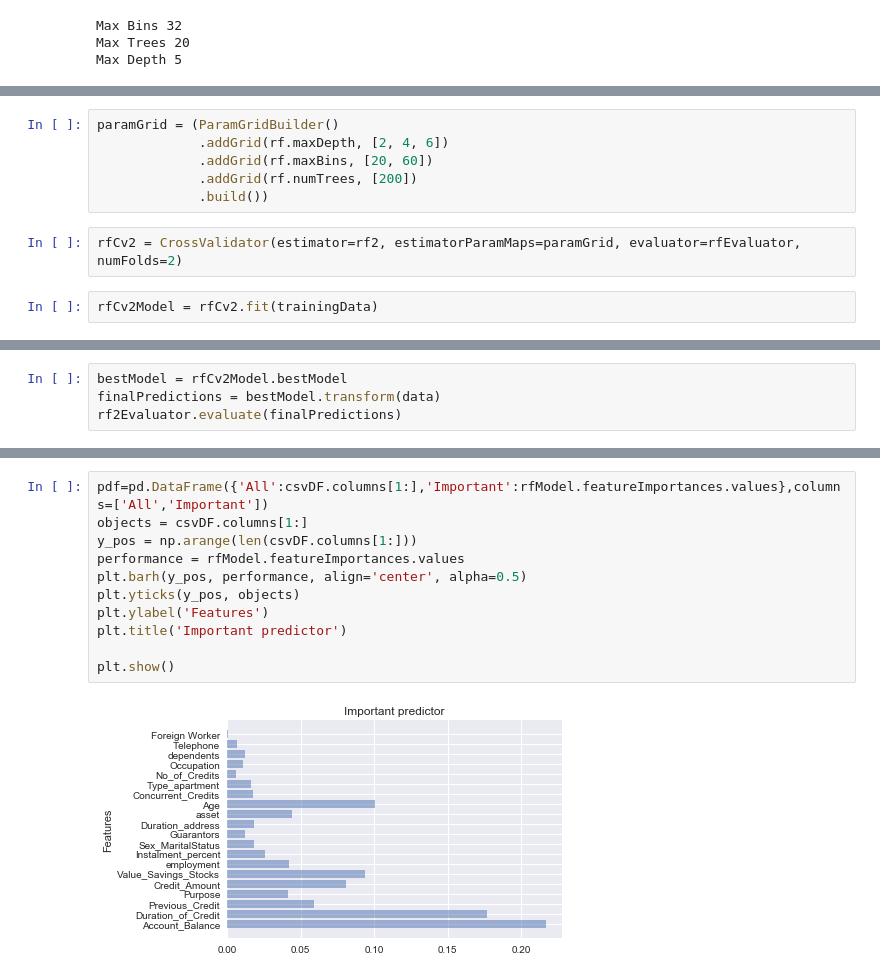
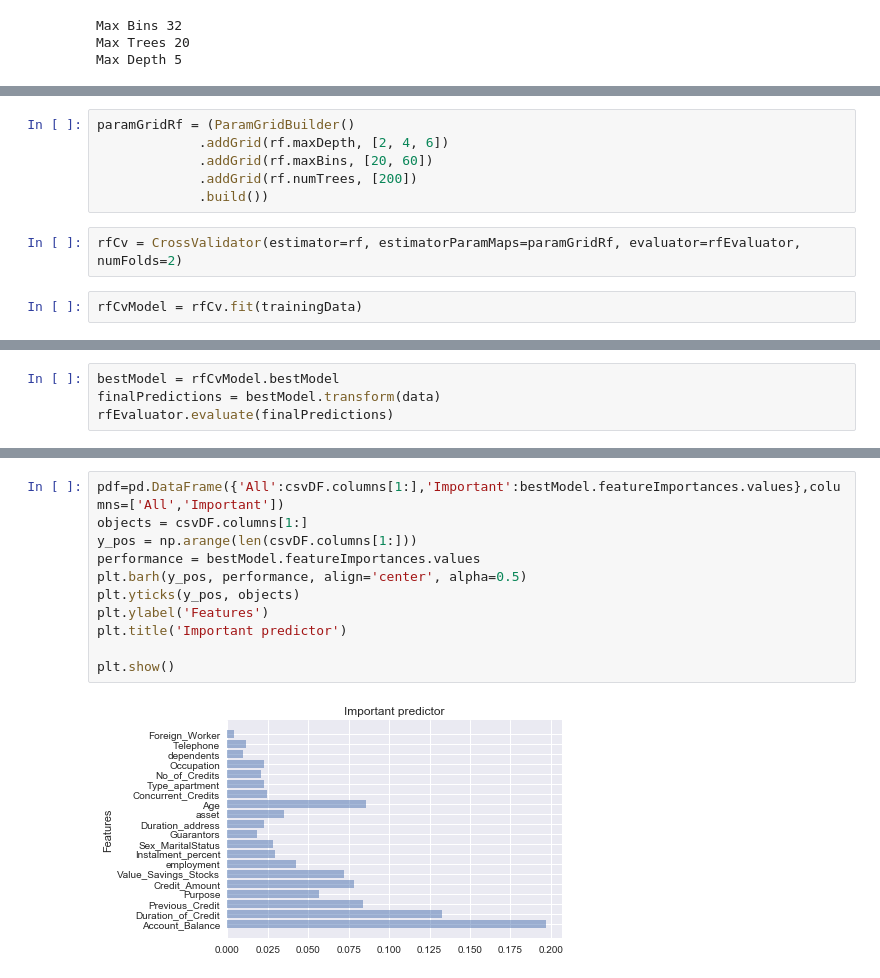
Before and after one commit to bigdata-i523/hid328, a Jupyter notebook: project/projectcode/project.ipynb, the cells around one changed output, grey strips where cells are left out. Cells and saved outputs as stored; diff of their text form.

```diff
--- a/project/projectcode/project.ipynb
+++ b/project/projectcode/project.ipynb
@@ -306,11 +365,11 @@ rf2 = RandomForestClassifier(labelCol="label", featuresCol="features")
 # %%
-paramGrid = (ParamGridBuilder()
+paramGridRf = (ParamGridBuilder()
              .addGrid(rf.maxDepth, [2, 4, 6])
              .addGrid(rf.maxBins, [20, 60])
              .addGrid(rf.numTrees, [200])
              .build())
 # %%
-rfCv2 = CrossValidator(estimator=rf2, estimatorParamMaps=paramGrid, evaluator=rfEvaluator, numFolds=2)
+rfCv = CrossValidator(estimator=rf, estimatorParamMaps=paramGridRf, evaluator=rfEvaluator, numFolds=2)
 # %%
-rfCv2Model = rfCv2.fit(trainingData)
+rfCvModel = rfCv.fit(trainingData)
 # %%
@@ -330,5 +389,5 @@ Max Trees 20
 # %%
-bestModel = rfCv2Model.bestModel
+bestModel = rfCvModel.bestModel
 finalPredictions = bestModel.transform(data)
-rf2Evaluator.evaluate(finalPredictions)
+rfEvaluator.evaluate(finalPredictions)
 # %% [output]
@@ -365,16 +424,16 @@ print(penalty)
 # %%
-pdf=pd.DataFrame({'All':csvDF.columns[1:],'Important':rfModel.featureImportances.values},columns=['All','Important'])
+pdf=pd.DataFrame({'All':csvDF.columns[1:],'Important':bestModel.featureImportances.values},columns=['All','Important'])
 objects = csvDF.columns[1:]
 y_pos = np.arange(len(csvDF.columns[1:]))
-performance = rfModel.featureImportances.values
+performance = bestModel.featureImportances.values
 plt.barh(y_pos, performance, align='center', alpha=0.5)
 plt.yticks(y_pos, objects)
 plt.ylabel('Features')
 plt.title('Important predictor')
 
 plt.show()
 # %% [output]
-[figure, old version]
+[figure, new version]
 # %%
 objects = ('Base-1', 'Base-2', 'Tree', 'Random Forest')
 y_pos = np.arange(len(objects))
```
Also changed, not shown: parts of 62 cells of this notebook.
